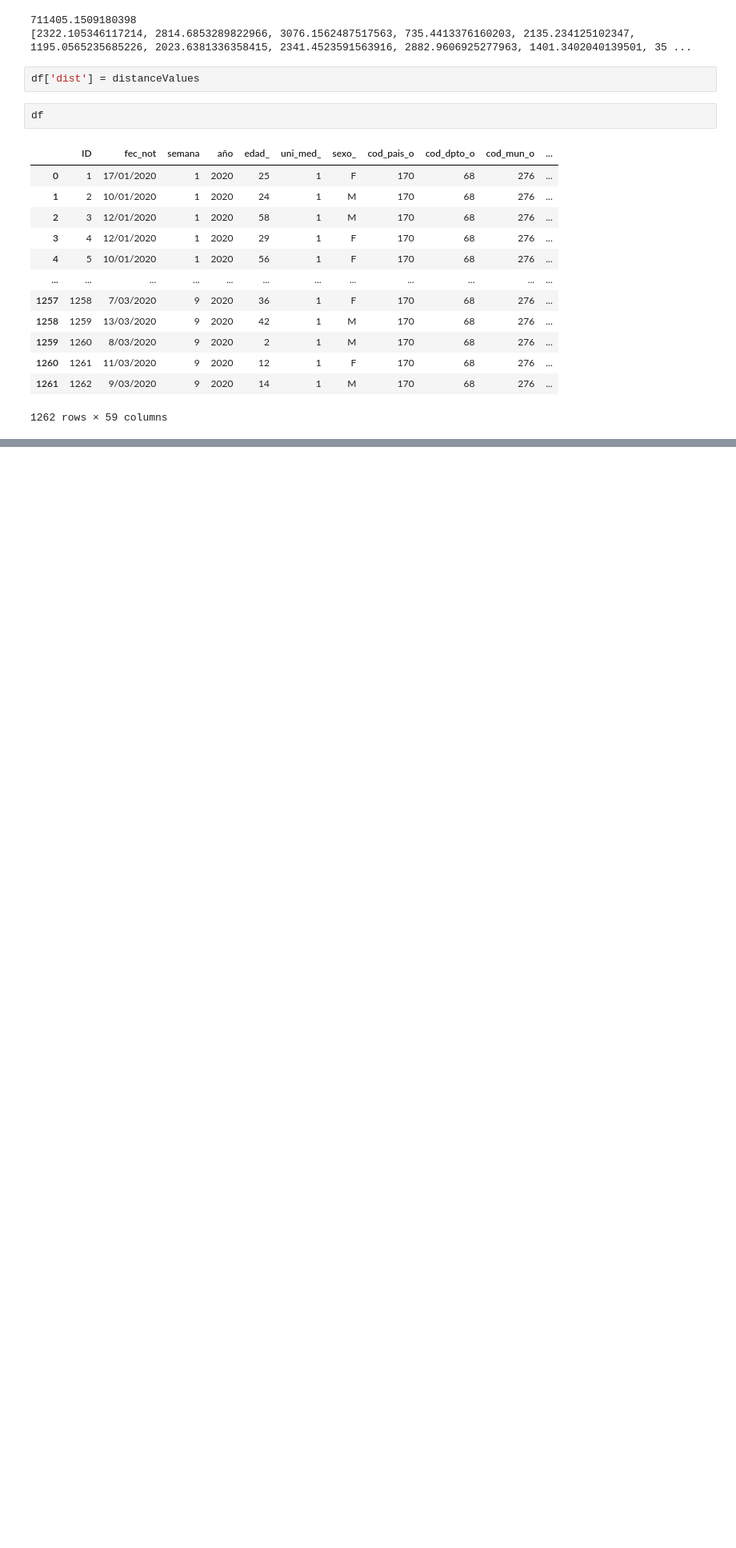
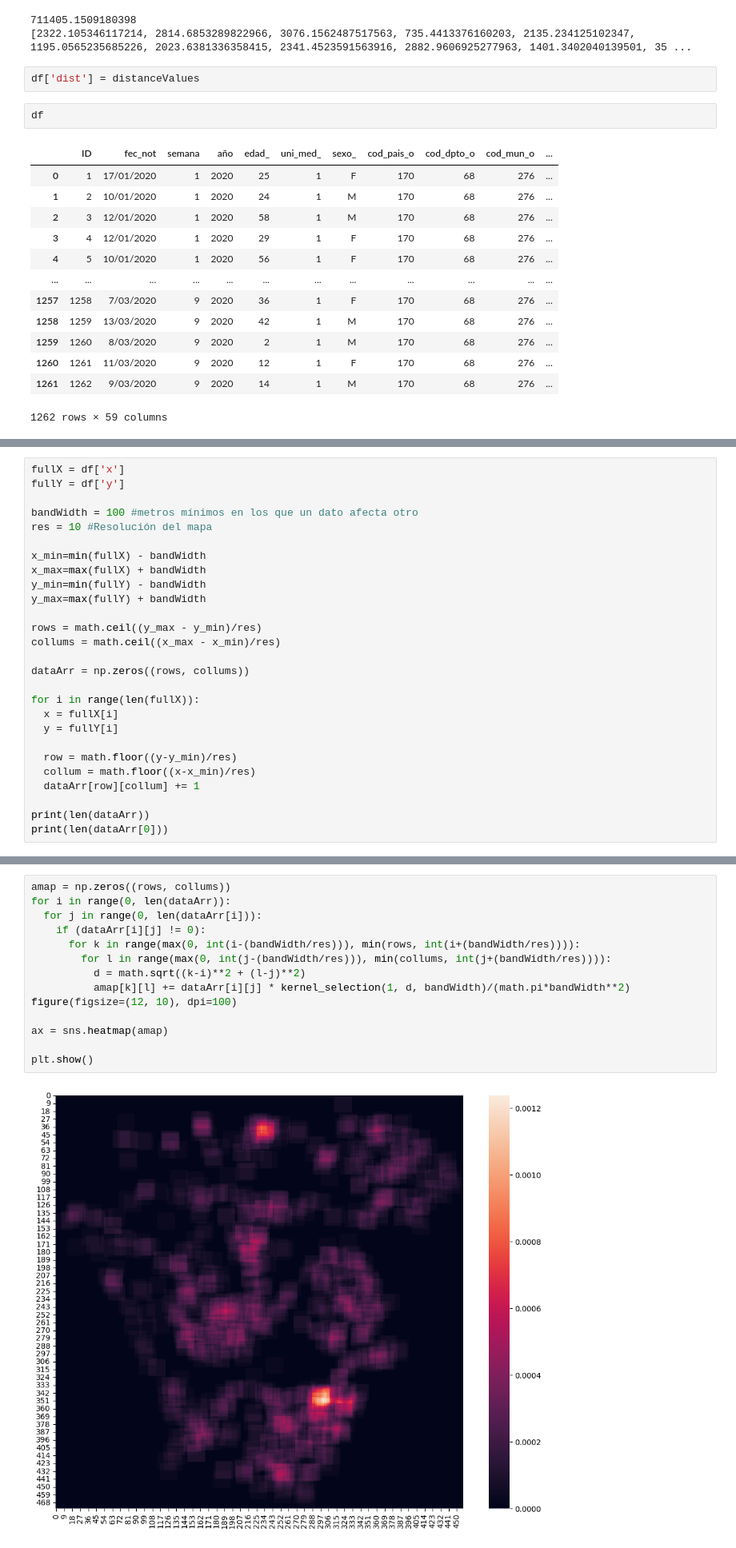
Before and after one commit to jvera672/cd_202202_juan_vera, a Jupyter notebook: Taller1.ipynb, the cells around one changed output, grey strips where cells are left out. Shown at 80% size. Drawn from its saved outputs; the diff is of its cells as text; blank space fills up the shorter version.

```diff
--- a/Taller1.ipynb
+++ b/Taller1.ipynb
@@ -112,0 +135,27 @@ df
+# %%
+fullX = df['x']
+fullY = df['y']
+
+bandWidth = 100 #metros mínimos en los que un dato afecta otro
+res = 10 #Resolución del mapa
+
+x_min=min(fullX) - bandWidth
+x_max=max(fullX) + bandWidth
+y_min=min(fullY) - bandWidth
+y_max=max(fullY) + bandWidth
+
+rows = math.ceil((y_max - y_min)/res)
+collums = math.ceil((x_max - x_min)/res)
+
+dataArr = np.zeros((rows, collums))
+
+for i in range(len(fullX)):
+  x = fullX[i]
+  y = fullY[i]
+
+  row = math.floor((y-y_min)/res)
+  collum = math.floor((x-x_min)/res)
+  dataArr[row][collum] += 1
+
+print(len(dataArr))
+print(len(dataArr[0]))
@@ -112,0 +218,16 @@ df
+# %%
+amap = np.zeros((rows, collums))
+for i in range(0, len(dataArr)):
+  for j in range(0, len(dataArr[i])):
+    if (dataArr[i][j] != 0):
+      for k in range(max(0, int(i-(bandWidth/res))), min(rows, int(i+(bandWidth/res)))):
+        for l in range(max(0, int(j-(bandWidth/res))), min(collums, int(j+(bandWidth/res)))):
+          d = math.sqrt((k-i)**2 + (l-j)**2)
+          amap[k][l] += dataArr[i][j] * kernel_selection(1, d, bandWidth)/(math.pi*bandWidth**2)
+figure(figsize=(12, 10), dpi=100)
+
+ax = sns.heatmap(amap)
+
+plt.show()
+# %% [output]
+[figure, added]
```
Also changed, not shown: parts of 21 cells of this notebook.
